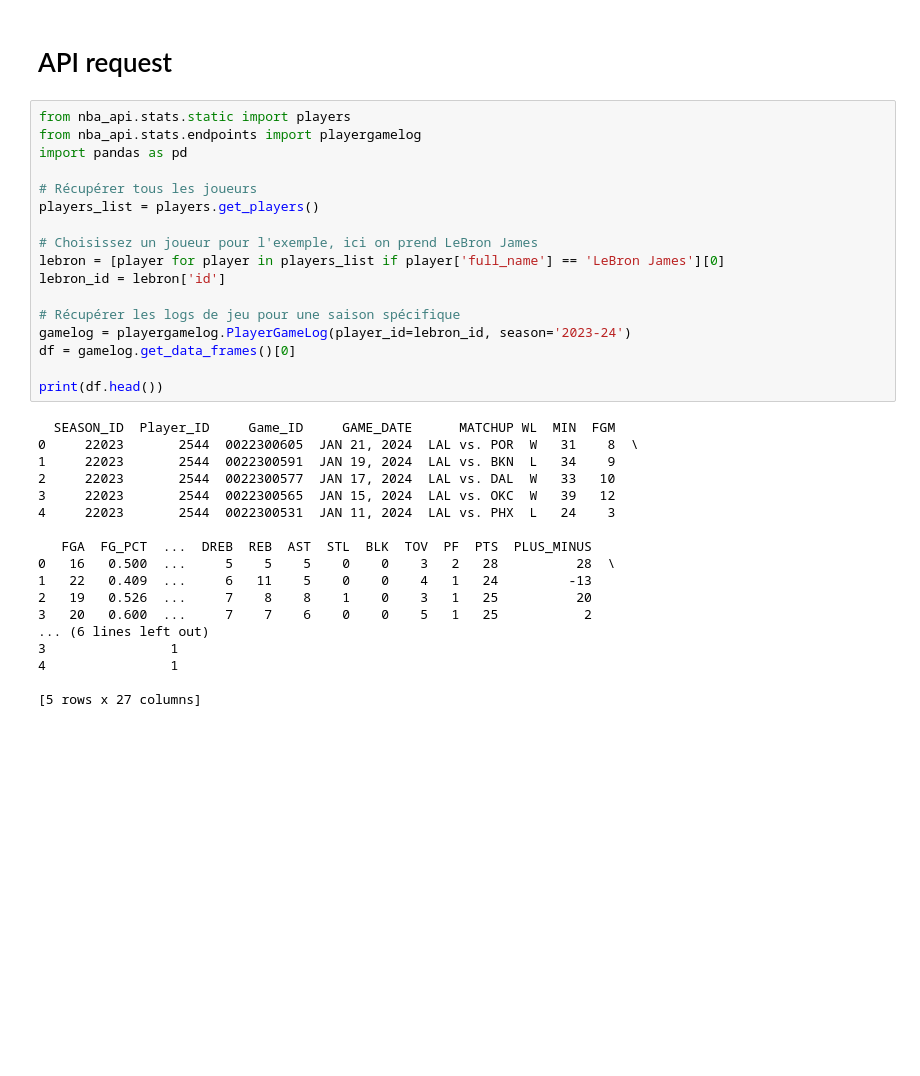
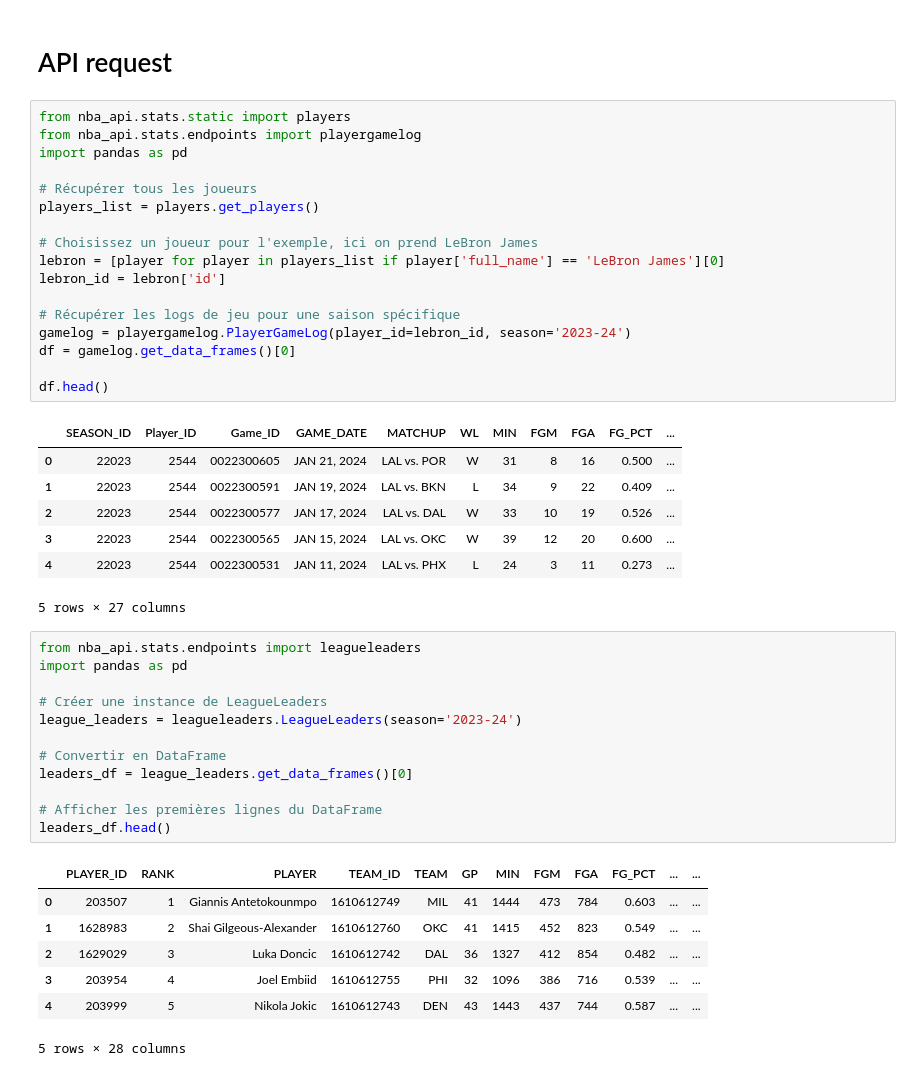
Before and after one commit to LoicCASSAN/mlops-nba, a Jupyter notebook: mlops_nba/main.ipynb, the cells around one changed output. Cells and saved outputs as stored; diff of their text form; blank space fills up the shorter version.

```diff
--- a/mlops_nba/main.ipynb
+++ b/mlops_nba/main.ipynb
@@ -117,22 +118,32 @@ lebron_id = lebron['id']
 gamelog = playergamelog.PlayerGameLog(player_id=lebron_id, season='2023-24')
 df = gamelog.get_data_frames()[0]
 
-print(df.head())
+df.head()
 # %% [output]
+|  | SEASON_ID | Player_ID | Game_ID | GAME_DATE | MATCHUP | WL | MIN | FGM | FGA | FG_PCT | ... |
+| 0 | 22023 | 2544 | 0022300605 | JAN 21, 2024 | LAL vs. POR | W | 31 | 8 | 16 | 0.500 | ... |
+| 1 | 22023 | 2544 | 0022300591 | JAN 19, 2024 | LAL vs. BKN | L | 34 | 9 | 22 | 0.409 | ... |
+| 2 | 22023 | 2544 | 0022300577 | JAN 17, 2024 | LAL vs. DAL | W | 33 | 10 | 19 | 0.526 | ... |
+| 3 | 22023 | 2544 | 0022300565 | JAN 15, 2024 | LAL vs. OKC | W | 39 | 12 | 20 | 0.600 | ... |
+| 4 | 22023 | 2544 | 0022300531 | JAN 11, 2024 | LAL vs. PHX | L | 24 | 3 | 11 | 0.273 | ... |
-  SEASON_ID  Player_ID     Game_ID     GAME_DATE      MATCHUP WL  MIN  FGM
-0     22023       2544  0022300605  JAN 21, 2024  LAL vs. POR  W   31    8  \
-1     22023       2544  0022300591  JAN 19, 2024  LAL vs. BKN  L   34    9
-2     22023       2544  0022300577  JAN 17, 2024  LAL vs. DAL  W   33   10
-3     22023       2544  0022300565  JAN 15, 2024  LAL vs. OKC  W   39   12
-4     22023       2544  0022300531  JAN 11, 2024  LAL vs. PHX  L   24    3
-
-   FGA  FG_PCT  ...  DREB  REB  AST  STL  BLK  TOV  PF  PTS  PLUS_MINUS
-0   16   0.500  ...     5    5    5    0    0    3   2   28          28  \
-1   22   0.409  ...     6   11    5    0    0    4   1   24         -13
-2   19   0.526  ...     7    8    8    1    0    3   1   25          20
-3   20   0.600  ...     7    7    6    0    0    5   1   25           2
-... (6 lines left out)
-3                1
-4                1
-
-[5 rows x 27 columns]
+5 rows × 27 columns
+# %%
+from nba_api.stats.endpoints import leagueleaders
+import pandas as pd
+
+# Créer une instance de LeagueLeaders
+league_leaders = leagueleaders.LeagueLeaders(season='2023-24')
+
+# Convertir en DataFrame
+leaders_df = league_leaders.get_data_frames()[0]
+
+# Afficher les premières lignes du DataFrame
+leaders_df.head()
+# %% [output]
+|  | PLAYER_ID | RANK | PLAYER | TEAM_ID | TEAM | GP | MIN | FGM | FGA | FG_PCT | ... | ... |
+| 0 | 203507 | 1 | Giannis Antetokounmpo | 1610612749 | MIL | 41 | 1444 | 473 | 784 | 0.603 | ... | ... |
+| 1 | 1628983 | 2 | Shai Gilgeous-Alexander | 1610612760 | OKC | 41 | 1415 | 452 | 823 | 0.549 | ... | ... |
+| 2 | 1629029 | 3 | Luka Doncic | 1610612742 | DAL | 36 | 1327 | 412 | 854 | 0.482 | ... | ... |
+| 3 | 203954 | 4 | Joel Embiid | 1610612755 | PHI | 32 | 1096 | 386 | 716 | 0.539 | ... | ... |
+| 4 | 203999 | 5 | Nikola Jokic | 1610612743 | DEN | 43 | 1443 | 437 | 744 | 0.587 | ... | ... |
+5 rows × 28 columns
```
Also changed, not shown: parts of 16 cells of this notebook.
